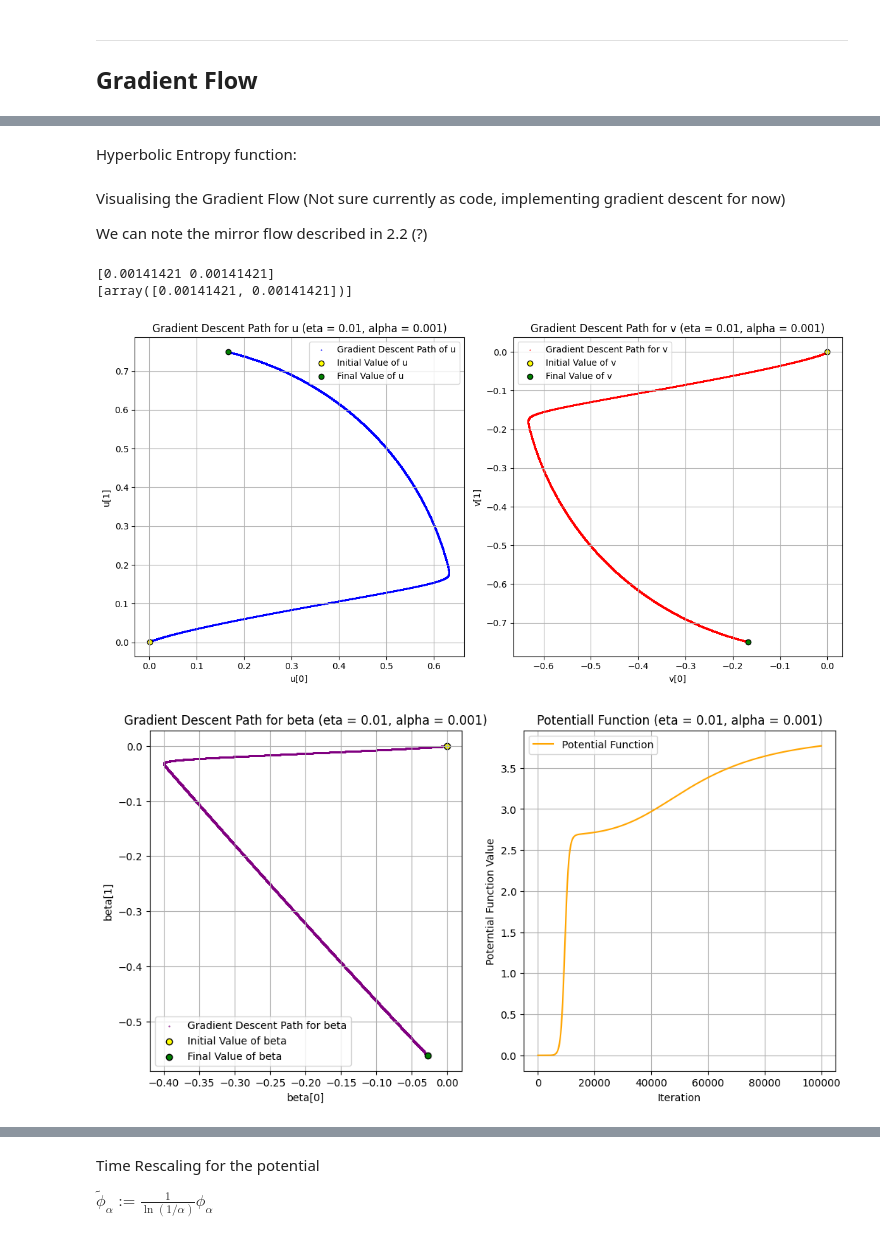
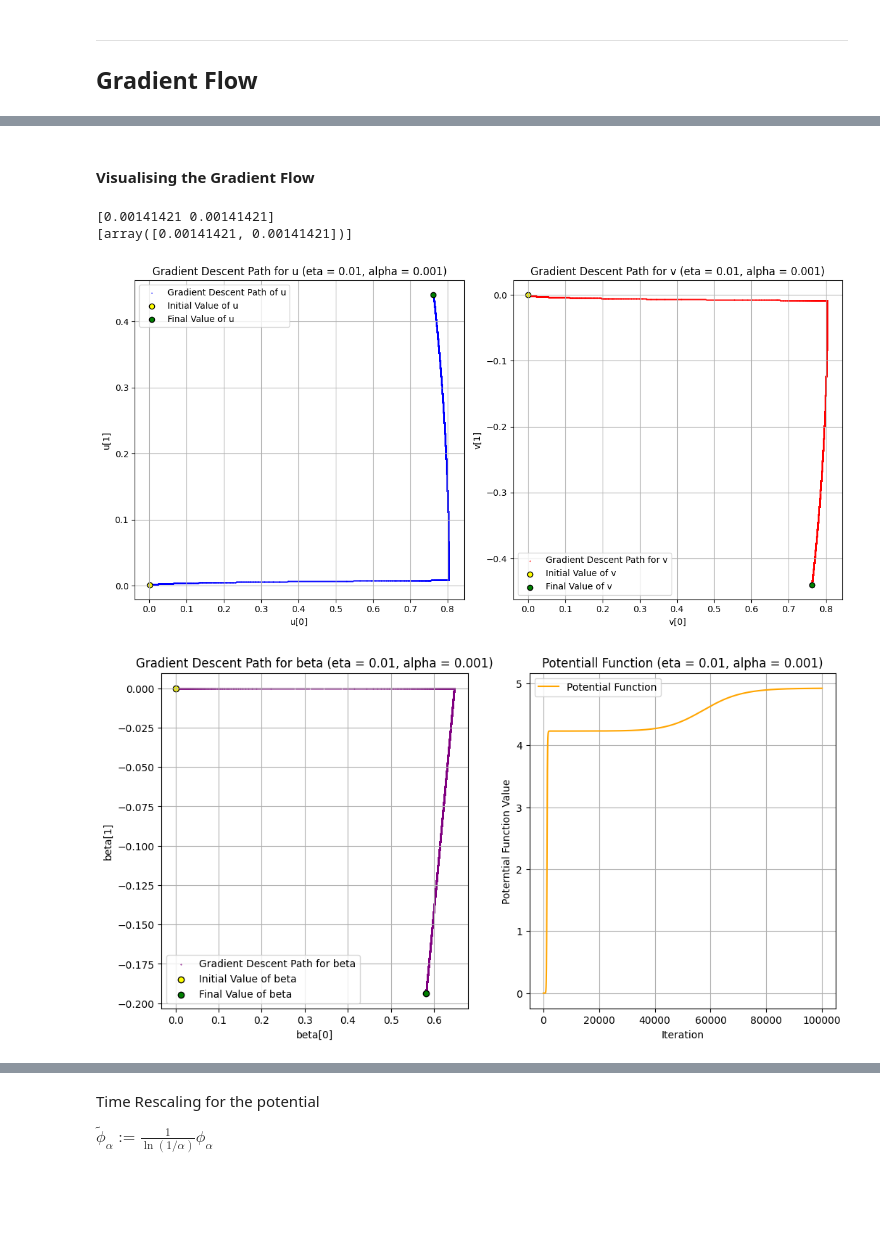
Before and after one commit to M-J-V/BEP_Code, a Jupyter notebook: Saddle-to-saddle_Implementation.ipynb, the cells around one changed output, grey strips where cells are left out. Cells and saved outputs as stored; diff of their text form; code cells hidden in the pictures; blank space fills up the shorter version.

```diff
--- a/Saddle-to-saddle_Implementation.ipynb
+++ b/Saddle-to-saddle_Implementation.ipynb
@@ -14,9 +14,10 @@ from itertools import product, combinations
 d = 2 # Dimensions of the input vectors
 n = 2 # Number of samples
 
-alpha = 1e-3 # Weight initialisation parameter
-v_0 = np.array([0 for x in range(d)])
-u_0 = math.sqrt(2)*alpha*np.array([1 for x in range(d)])
+# Initial values of the weights
+# alpha = 1e-2
+# v_0 = np.array([0 for x in range(d)])
+# u_0 = math.sqrt(2)*alpha*np.array([1 for x in range(d)])
 # %% [markdown]
 We generate a dataset for our use. The method of generation is taken from Appendix A
 # %%
@@ -39,5 +40,7 @@ def generate_dataset_fixed_H_beta(n,d,H,beta_star):
 
     return x, y
 
-samples_x, samples_y = generate_dataset(n, d)
-samples_x, samples_y
+# samples_x, samples_y = generate_dataset(n, d)
+# For the sake of consistent results when testing, we will fix the dataset, the values are generated once from the functions above
+samples_x = np.array([[-0.66317794,  0.45872044], [-1.12372055,  0.24140736]])
+samples_y = np.array([-0.47446113, -0.69998738])
@@ -106,5 +116,3 @@ def gradient_descent(u,v,eta):
     u = u - eta*nabla_F_u
     v = v - eta*nabla_F_v
     return u, v
-# %% [markdown]
-Hyperbolic Entropy function:
@@ -120,8 +119,5 @@ def potential(beta, alpha):
-# %% [markdown]
-Visualising the Gradient Flow
-(Not sure currently as code, implementing gradient descent for now)
-
-We can note the mirror flow described in 2.2 (?)
+# %% [markdown]
+#### Visualising the Gradient Flow
 # %%
 """
 The following code is used to plot the gradient descent path of u and v for the 2-layer diagonal linear network.
@@ -129,8 +125,9 @@ It will only work for d=2, as the plot is in 2D.
 """
 
 # Number of steps for the gradient descent
-n_steps = 100000
-eta = 0.01 # BUG?  Why is this changing the starting points?
+time = 100
+eta = 0.01
+n_steps = time / eta
 # Gradient Descent - flow approximation
 
 
@@ -215,32 +212,32 @@ plt.legend()
 plt.grid(True)
 
 plt.show()
 
 # Assuming u_values, v_values, and beta_values are already defined as numpy arrays
 
 plt.figure(figsize=(12, 6))
 
 # Plot Gradient descent path for u
 plt.scatter(u_values[:, 0], u_values[:, 1], s=0.2, c='blue', label='Gradient Descent Path of u')
 plt.scatter(u_values[0, 0], u_values[0, 1], c='yellow', label='Initial Value of u', edgecolors='black')
 plt.scatter(u_values[-1, 0], u_values[-1, 1], c='green', label='Final Value of u', edgecolors='black')
 
 # Plot Gradient descent path for v
 plt.scatter(v_values[:, 0], v_values[:, 1], s=0.2, c='red', label='Gradient Descent Path for v')
 plt.scatter(v_values[0, 0], v_values[0, 1], c='yellow', label='Initial Value of v', edgecolors='black')
 plt.scatter(v_values[-1, 0], v_values[-1, 1], c='green', label='Final Value of v', edgecolors='black')
 
 # Add labels, title, legend, and grid
 plt.xlabel('Value[0]')
 plt.ylabel('Value[1]')
 plt.title(f'Gradient Descent Paths for u, v, and beta (eta = {eta}, alpha = {alpha})')
 plt.legend()
 plt.grid(True)
 
 # Display the plot
 plt.show()
 # %% [output]
 [0.00141421 0.00141421]
 [array([0.00141421, 0.00141421])]
-[figure, old version]
+[figure, new version]
-[figure, old version]
+[figure, new version]
```
Also changed, not shown: parts of 9 cells of this notebook.
